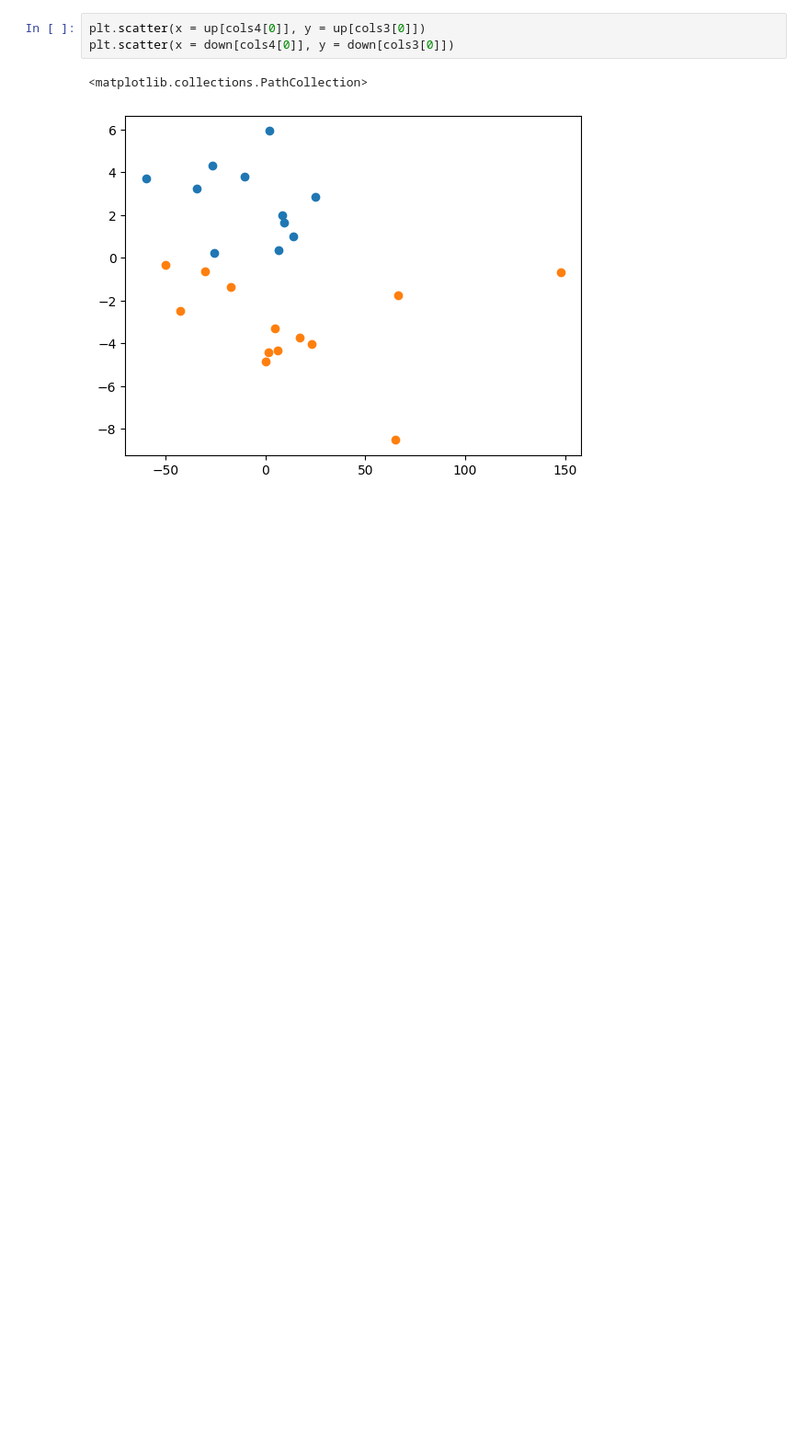
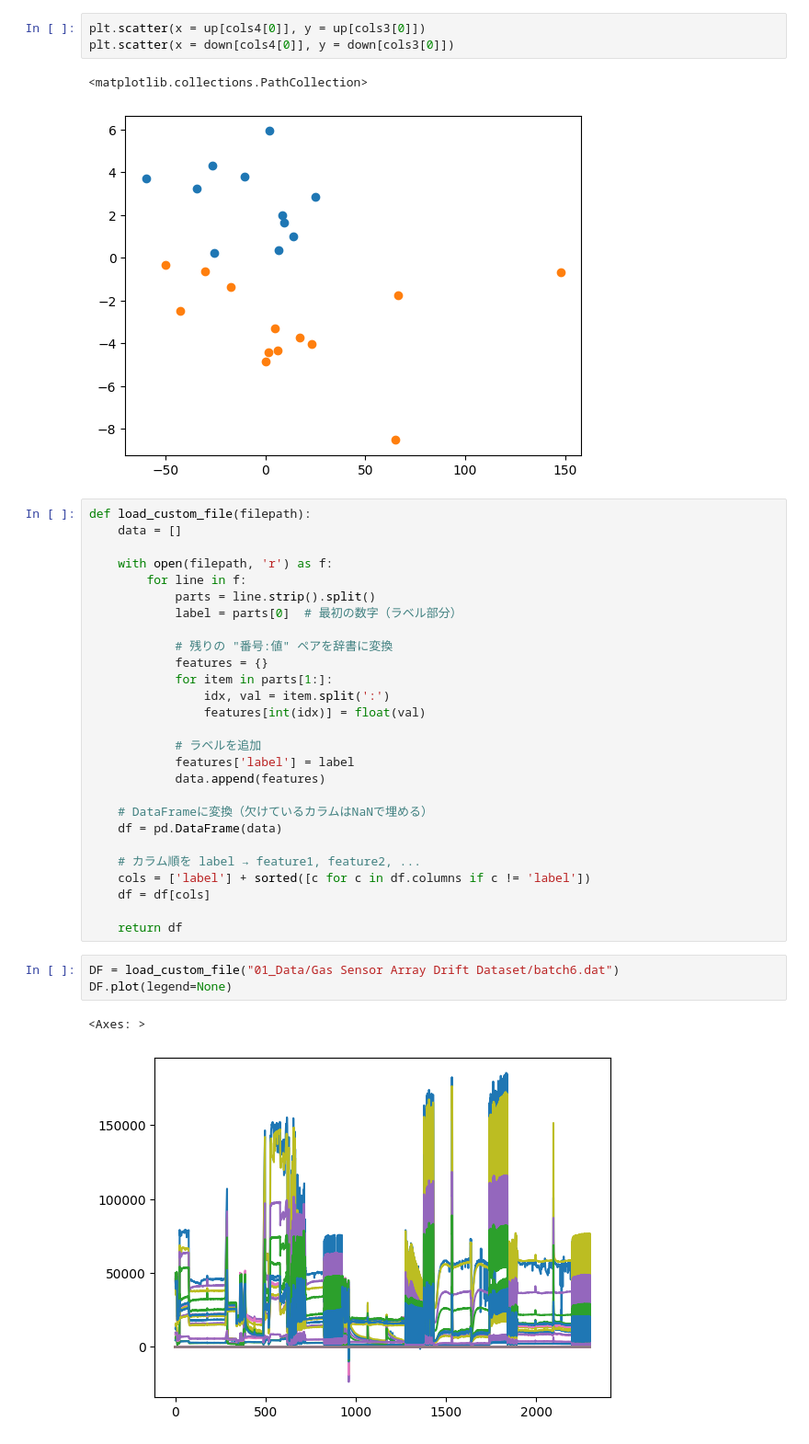
Before and after one commit to SuzuSys/KalmanPaper, a Jupyter notebook: nbs/AnalysisStorage/01_Analysis01.ipynb, the cells around one changed output. Shown: that part at 92% size. Cells and saved outputs as stored; diff of their text form; blank space fills up the shorter version.

```diff
--- a/nbs/AnalysisStorage/01_Analysis01.ipynb
+++ b/nbs/AnalysisStorage/01_Analysis01.ipynb
@@ -246,3 +246,36 @@ plt.scatter(x = down[cols4[0]], y = down[cols3[0]])
 # %% [output]
 <matplotlib.collections.PathCollection>
 [figure]
+# %%
+def load_custom_file(filepath):
+    data = []
+
+    with open(filepath, 'r') as f:
+        for line in f:
+            parts = line.strip().split()
+            label = parts[0]  # 最初の数字（ラベル部分）
+
+            # 残りの "番号:値" ペアを辞書に変換
+            features = {}
+            for item in parts[1:]:
+                idx, val = item.split(':')
+                features[int(idx)] = float(val)
+
+            # ラベルを追加
+            features['label'] = label
+            data.append(features)
+
+    # DataFrameに変換（欠けているカラムはNaNで埋める）
+    df = pd.DataFrame(data)
+
+    # カラム順を label → feature1, feature2, ...
+    cols = ['label'] + sorted([c for c in df.columns if c != 'label'])
+    df = df[cols]
+
+    return df
+# %%
+DF = load_custom_file("01_Data/Gas Sensor Array Drift Dataset/batch6.dat")
+DF.plot(legend=None)
+# %% [output]
+<Axes: >
+[figure, added]
```
Also changed, not shown: parts of 2 cells of this notebook, 10 other files.
